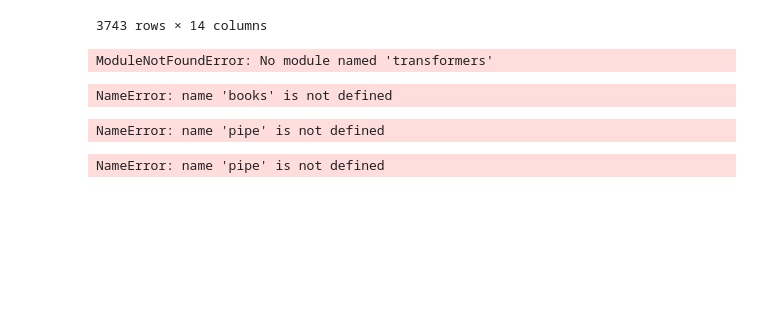
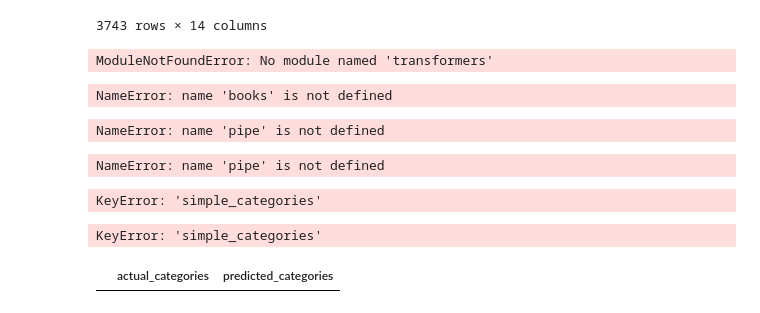
Before and after one commit to fb0801/pythonBookRecommeder, a Jupyter notebook: text-classification.ipynb, the cells around one changed output. Saved outputs shown, nothing was run; the diff lists cells and outputs as text; code cells hidden in the pictures; blank space fills up the shorter version.

```diff
--- a/text-classification.ipynb
+++ b/text-classification.ipynb
@@ -137,3 +137,28 @@ def generate_predictions(sequence, categoreis):
     max_index = np.argmax(predictions["scores"])
     max_label = predictions["labels"][max_index]
     return  max_label
+# %%
+from tqdm import tqdm
+
+actual_cats = []
+predicted_cats = []
+
+for i in tqdm(range(0, 300)):
+    sequence = books.loc[books["simple_categories"] == "Fiction", "description"].reset_index(drop=True)[i]
+    predicted_cats += [generate_predictions(sequence, fiction_categories)]
+    actual_cats += ["Fiction"]
+# %% [output]
+KeyError: 'simple_categories'
+# %%
+for i in tqdm(range(0, 300)):
+    sequence = books.loc[books["simple_categories"] == "Nonfiction", "description"].reset_index(drop=True)[i]
+    predicted_cats += [generate_predictions(sequence, fiction_categories)]
+    actual_cats += ["Nonfiction"]
+# %% [output]
+KeyError: 'simple_categories'
+# %%
+predictions_df = pd.DataFrame({"actual_categories": actual_cats, "predicted_categories": predicted_cats})
+# %%
+predictions_df
+# %% [output]
+|  | actual_categories | predicted_categories |
```
Also changed, not shown: parts of 2 cells of this notebook.
